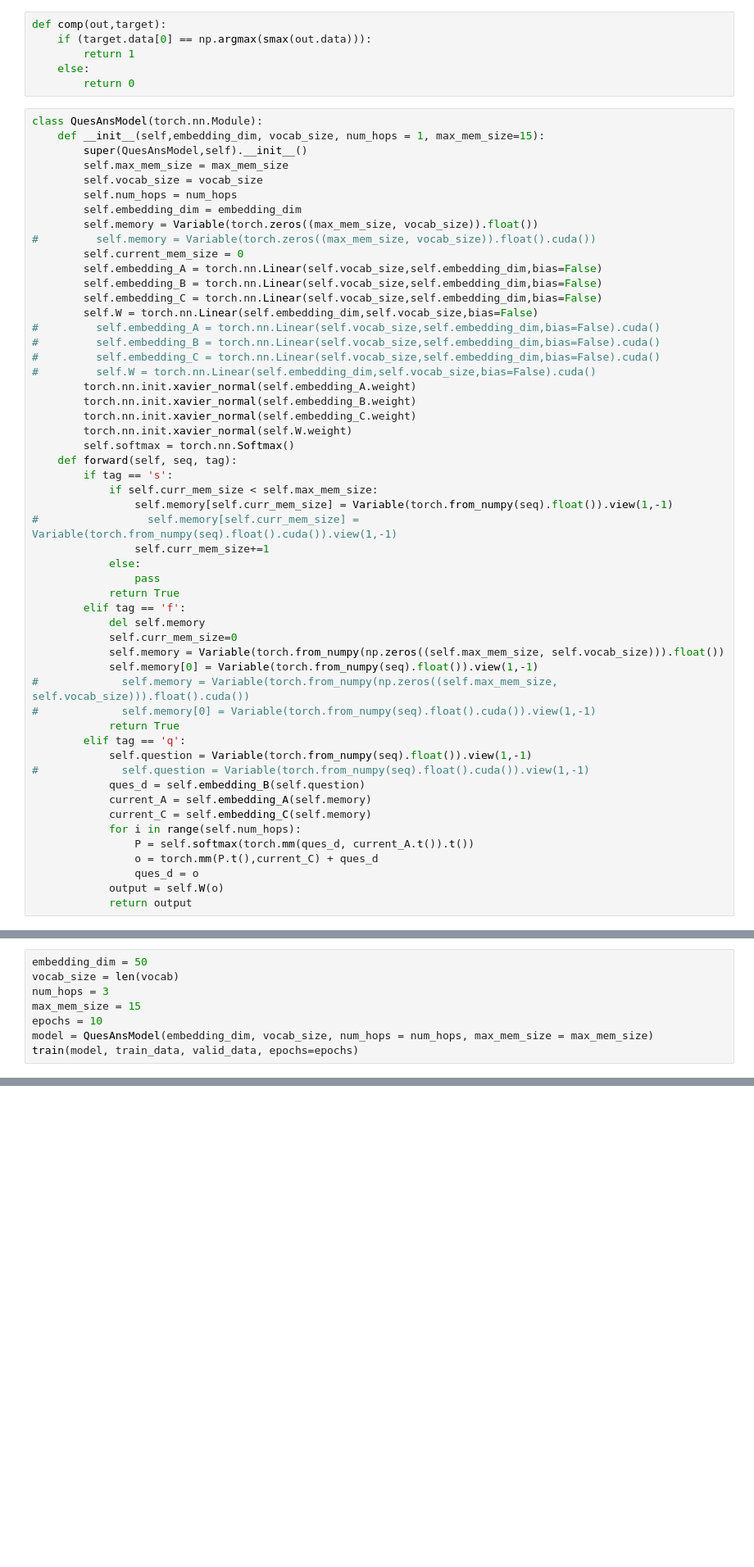
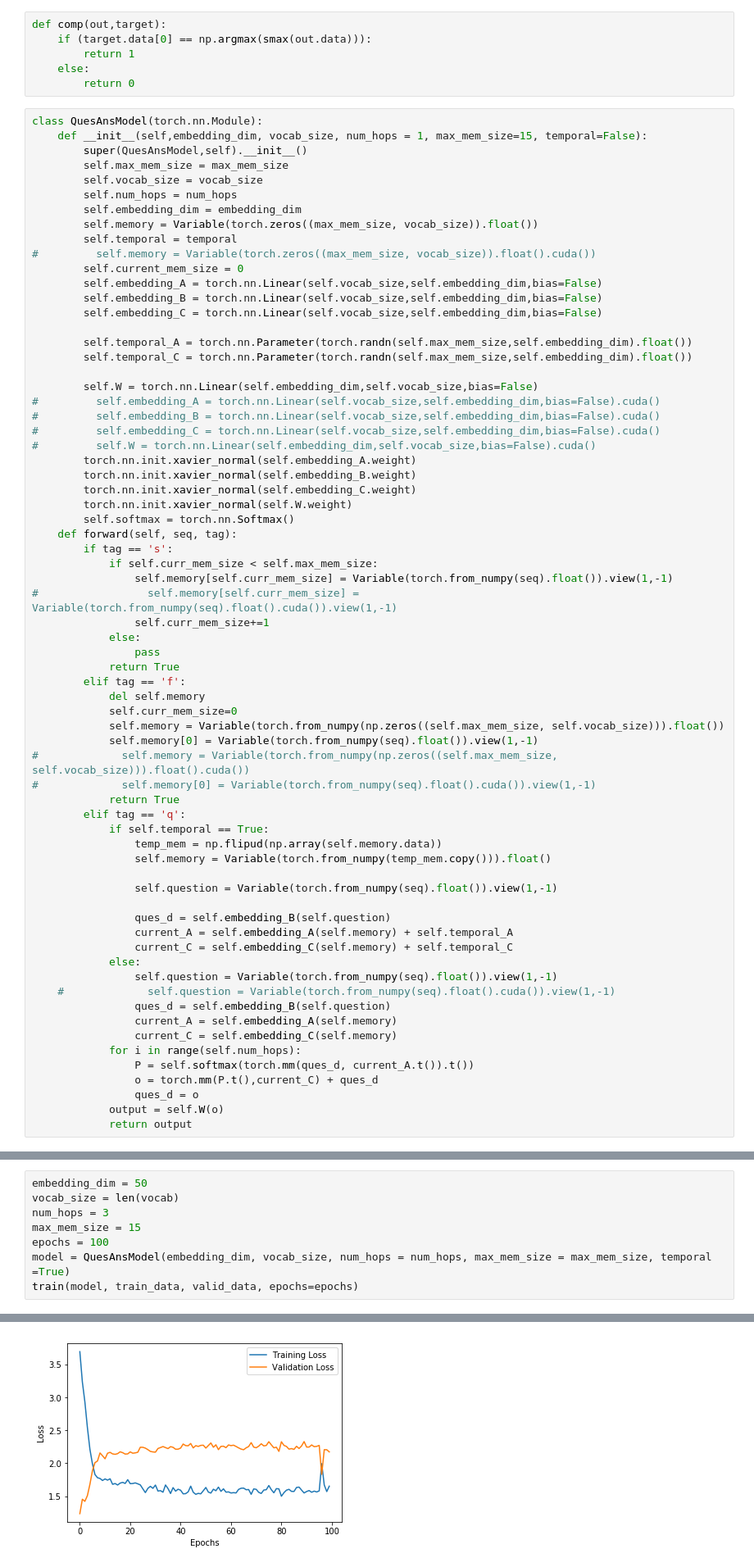
Before and after one commit to sparshgupta8130/Question_Answering_MemoryNets, a Jupyter notebook: Starter_Code.ipynb, the cells around one changed output, grey strips where cells are left out. Shown at 82% size. Saved outputs shown, nothing was run; the diff lists cells and outputs as text; blank space fills up the shorter version.

Commit message:
temporal encoding

```diff
--- a/Starter_Code.ipynb
+++ b/Starter_Code.ipynb
@@ -117,18 +120,23 @@ def comp(out,target):
         return 0
 # %%
 class QuesAnsModel(torch.nn.Module):
-    def __init__(self,embedding_dim, vocab_size, num_hops = 1, max_mem_size=15):
+    def __init__(self,embedding_dim, vocab_size, num_hops = 1, max_mem_size=15, temporal=False):
         super(QuesAnsModel,self).__init__()
         self.max_mem_size = max_mem_size
         self.vocab_size = vocab_size
         self.num_hops = num_hops
         self.embedding_dim = embedding_dim
         self.memory = Variable(torch.zeros((max_mem_size, vocab_size)).float())
+        self.temporal = temporal
 #         self.memory = Variable(torch.zeros((max_mem_size, vocab_size)).float().cuda())
         self.current_mem_size = 0
         self.embedding_A = torch.nn.Linear(self.vocab_size,self.embedding_dim,bias=False)
         self.embedding_B = torch.nn.Linear(self.vocab_size,self.embedding_dim,bias=False)
         self.embedding_C = torch.nn.Linear(self.vocab_size,self.embedding_dim,bias=False)
+
+        self.temporal_A = torch.nn.Parameter(torch.randn(self.max_mem_size,self.embedding_dim).float())
+        self.temporal_C = torch.nn.Parameter(torch.randn(self.max_mem_size,self.embedding_dim).float())
+
         self.W = torch.nn.Linear(self.embedding_dim,self.vocab_size,bias=False)
 #         self.embedding_A = torch.nn.Linear(self.vocab_size,self.embedding_dim,bias=False).cuda()
 #         self.embedding_B = torch.nn.Linear(self.vocab_size,self.embedding_dim,bias=False).cuda()
@@ -157,11 +165,21 @@ class QuesAnsModel(torch.nn.Module):
 #             self.memory[0] = Variable(torch.from_numpy(seq).float().cuda()).view(1,-1)
             return True
         elif tag == 'q':
-            self.question = Variable(torch.from_numpy(seq).float()).view(1,-1)
-#             self.question = Variable(torch.from_numpy(seq).float().cuda()).view(1,-1)
-            ques_d = self.embedding_B(self.question)
-            current_A = self.embedding_A(self.memory)
-            current_C = self.embedding_C(self.memory)
+            if self.temporal == True:
+                temp_mem = np.flipud(np.array(self.memory.data))
+                self.memory = Variable(torch.from_numpy(temp_mem.copy())).float()
+
+                self.question = Variable(torch.from_numpy(seq).float()).view(1,-1)
+
+                ques_d = self.embedding_B(self.question)
+                current_A = self.embedding_A(self.memory) + self.temporal_A
+                current_C = self.embedding_C(self.memory) + self.temporal_C
+            else:
+                self.question = Variable(torch.from_numpy(seq).float()).view(1,-1)
+    #             self.question = Variable(torch.from_numpy(seq).float().cuda()).view(1,-1)
+                ques_d = self.embedding_B(self.question)
+                current_A = self.embedding_A(self.memory)
+                current_C = self.embedding_C(self.memory)
             for i in range(self.num_hops):
                 P = self.softmax(torch.mm(ques_d, current_A.t()).t())
                 o = torch.mm(P.t(),current_C) + ques_d
@@ -262,6 +280,7 @@ embedding_dim = 50
 vocab_size = len(vocab)
 num_hops = 3
 max_mem_size = 15
-epochs = 10
-model = QuesAnsModel(embedding_dim, vocab_size, num_hops = num_hops, max_mem_size = max_mem_size)
+epochs = 100
+model = QuesAnsModel(embedding_dim, vocab_size, num_hops = num_hops, max_mem_size = max_mem_size, temporal =True)
 train(model, train_data, valid_data, epochs=epochs)
+# %% [output]
@@ -267,0 +304 @@ train(model, train_data, valid_data, epochs=epochs)
+[figure, added]
```
Also changed, not shown: parts of 2 cells of this notebook.
